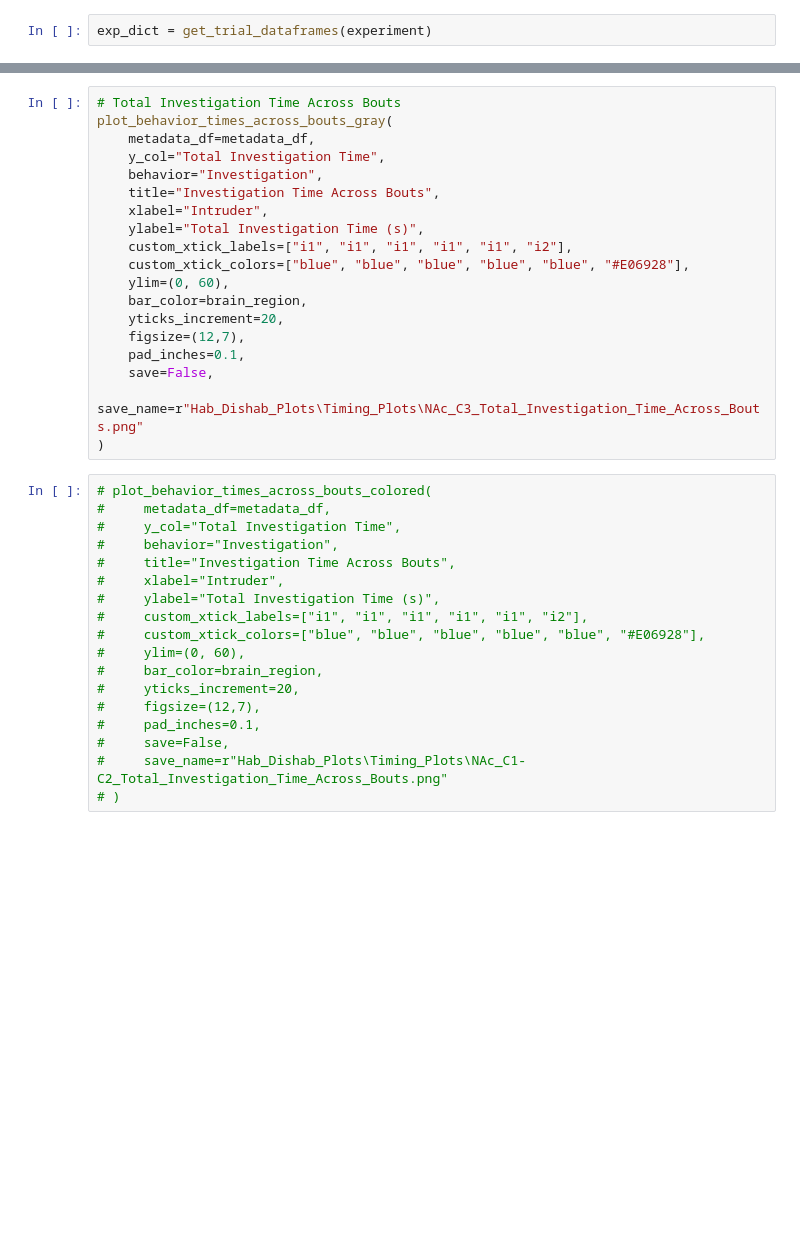
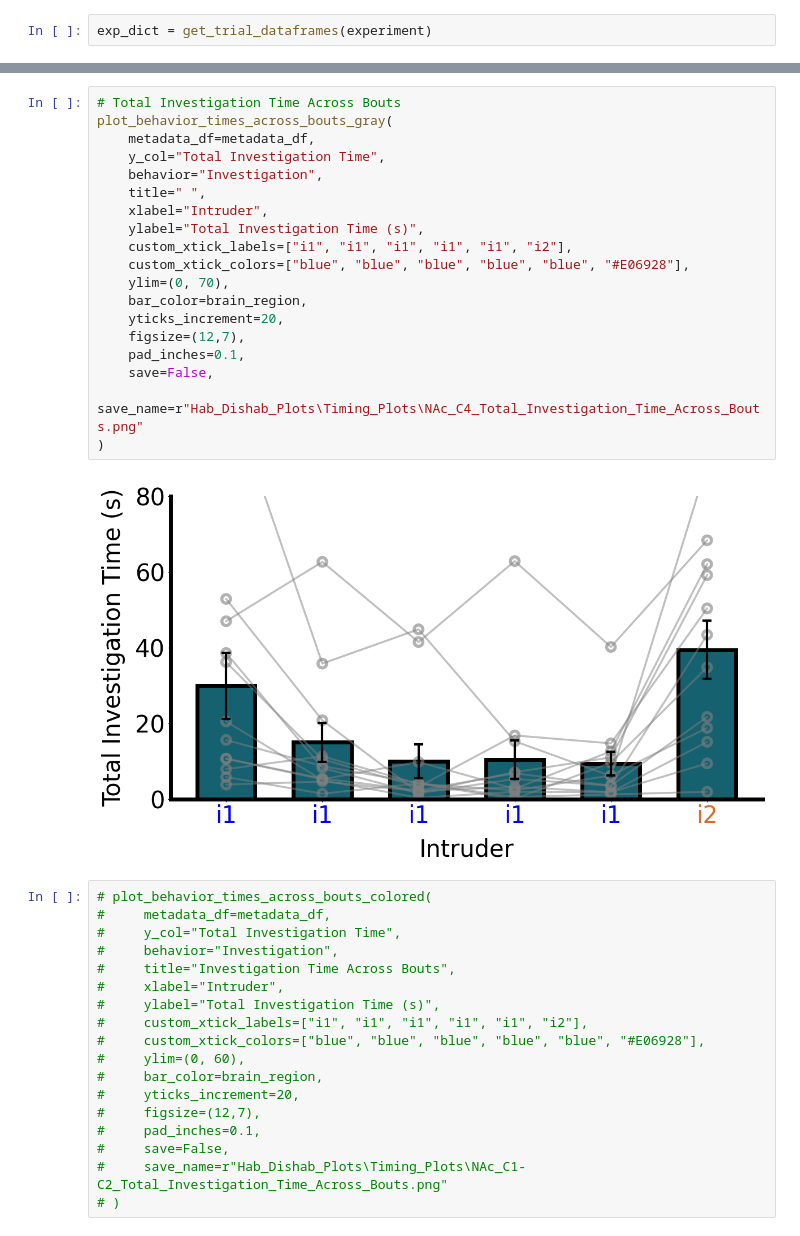
Before and after one commit to padillacoreanolab/Fiber_Photometry, a Jupyter notebook: Hab_Dishab/hd_time_analysis.ipynb, the cells around one changed output, grey strips where cells are left out. Drawn from its saved outputs; the diff is of its cells as text; blank space fills up the shorter version.

```diff
--- a/Hab_Dishab/hd_time_analysis.ipynb
+++ b/Hab_Dishab/hd_time_analysis.ipynb
@@ -75,22 +86,24 @@ metadata_df.head()
 # %%
 # Total Investigation Time Across Bouts
 plot_behavior_times_across_bouts_gray(
     metadata_df=metadata_df,
     y_col="Total Investigation Time",
     behavior="Investigation",
-    title="Investigation Time Across Bouts",
+    title=" ",
     xlabel="Intruder",
     ylabel="Total Investigation Time (s)",
     custom_xtick_labels=["i1", "i1", "i1", "i1", "i1", "i2"],
     custom_xtick_colors=["blue", "blue", "blue", "blue", "blue", "#E06928"],
-    ylim=(0, 60),
+    ylim=(0, 70),
     bar_color=brain_region,
     yticks_increment=20,
     figsize=(12,7),
     pad_inches=0.1,
     save=False,
-    save_name=r"Hab_Dishab_Plots\Timing_Plots\NAc_C3_Total_Investigation_Time_Across_Bouts.png"
+    save_name=r"Hab_Dishab_Plots\Timing_Plots\NAc_C4_Total_Investigation_Time_Across_Bouts.png"
 )
+# %% [output]
+[figure, added]
 # %%
 # plot_behavior_times_across_bouts_colored(
 #     metadata_df=metadata_df,
```
Also changed, not shown: parts of 5 cells of this notebook, 6 other files.
